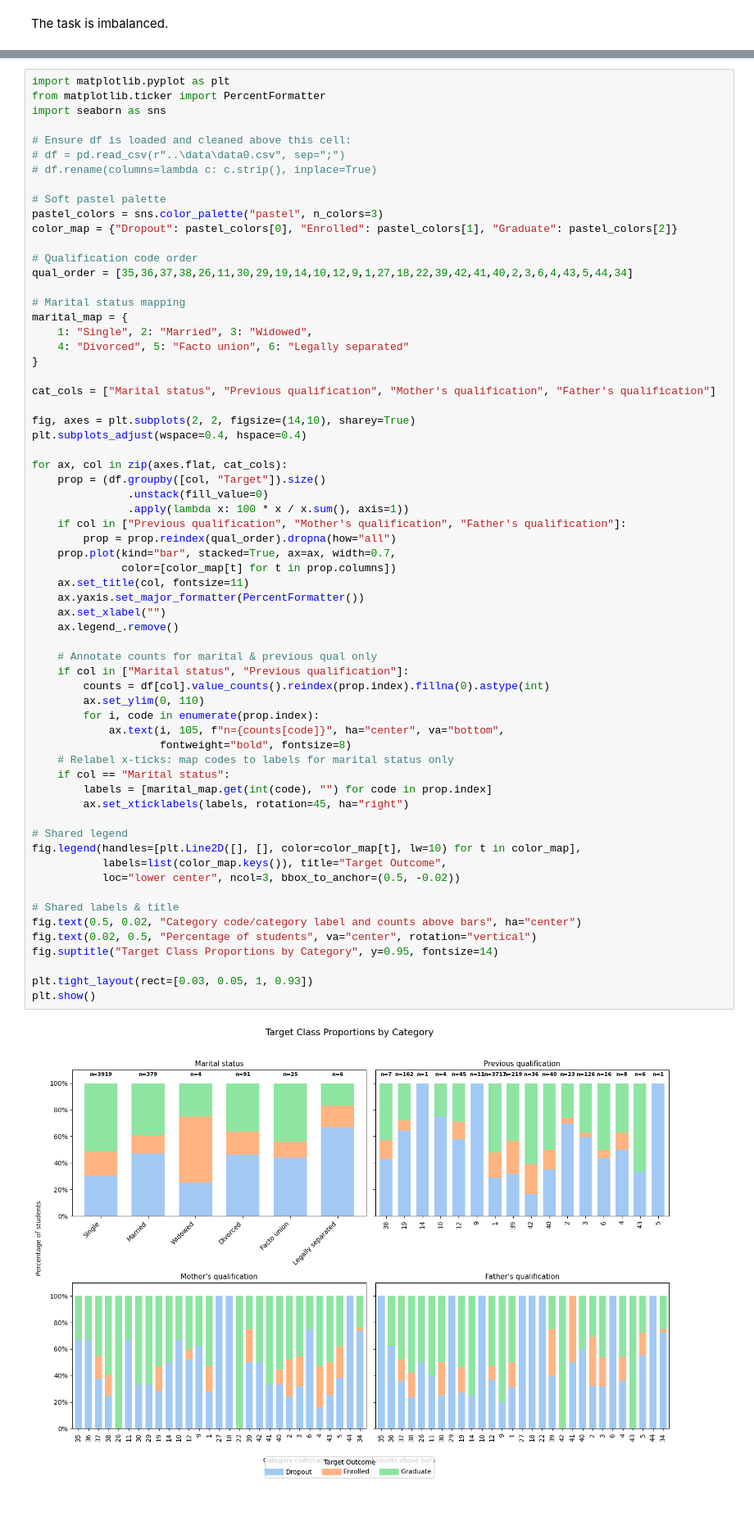
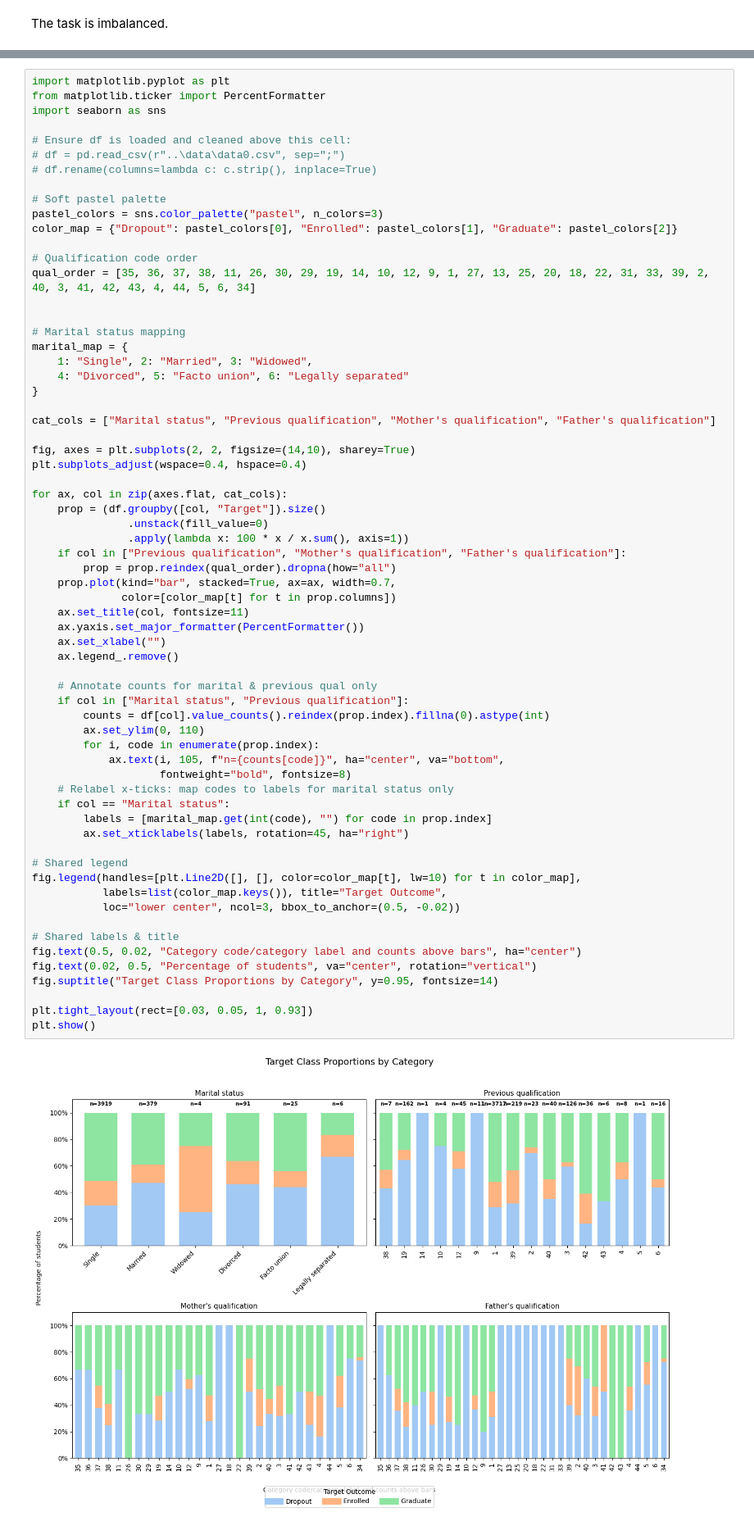
Before and after one commit to 21RM/Y3S2-AI-Proj2, a Jupyter notebook: notebooks/01_data_loading.ipynb, the cells around one changed output, grey strips where cells are left out. Shown at 82% size. Cells and saved outputs as stored; diff of their text form.

```diff
--- a/notebooks/01_data_loading.ipynb
+++ b/notebooks/01_data_loading.ipynb
@@ -199,7 +199,8 @@ pastel_colors = sns.color_palette("pastel", n_colors=3)
 color_map = {"Dropout": pastel_colors[0], "Enrolled": pastel_colors[1], "Graduate": pastel_colors[2]}
 
 # Qualification code order
-qual_order = [35,36,37,38,26,11,30,29,19,14,10,12,9,1,27,18,22,39,42,41,40,2,3,6,4,43,5,44,34]
+qual_order = [35, 36, 37, 38, 11, 26, 30, 29, 19, 14, 10, 12, 9, 1, 27, 13, 25, 20, 18, 22, 31, 33, 39, 2, 40, 3, 41, 42, 43, 4, 44, 5, 6, 34]
+
 
 # Marital status mapping
 marital_map = {
@@ -223,34 +224,34 @@ for ax, col in zip(axes.flat, cat_cols):
     ax.set_title(col, fontsize=11)
     ax.yaxis.set_major_formatter(PercentFormatter())
     ax.set_xlabel("")
     ax.legend_.remove()
 
     # Annotate counts for marital & previous qual only
     if col in ["Marital status", "Previous qualification"]:
         counts = df[col].value_counts().reindex(prop.index).fillna(0).astype(int)
         ax.set_ylim(0, 110)
         for i, code in enumerate(prop.index):
             ax.text(i, 105, f"n={counts[code]}", ha="center", va="bottom",
                     fontweight="bold", fontsize=8)
     # Relabel x-ticks: map codes to labels for marital status only
     if col == "Marital status":
         labels = [marital_map.get(int(code), "") for code in prop.index]
         ax.set_xticklabels(labels, rotation=45, ha="right")
 
 # Shared legend
 fig.legend(handles=[plt.Line2D([], [], color=color_map[t], lw=10) for t in color_map],
            labels=list(color_map.keys()), title="Target Outcome",
            loc="lower center", ncol=3, bbox_to_anchor=(0.5, -0.02))
 
 # Shared labels & title
 fig.text(0.5, 0.02, "Category code/category label and counts above bars", ha="center")
 fig.text(0.02, 0.5, "Percentage of students", va="center", rotation="vertical")
 fig.suptitle("Target Class Proportions by Category", y=0.95, fontsize=14)
 
 plt.tight_layout(rect=[0.03, 0.05, 1, 0.93])
 plt.show()
 # %% [output]
-[figure, old version]
+[figure, new version]
 # %% [markdown]
 
 ### Categorical Patterns
```
Also changed, not shown: parts of 2 cells of this notebook, 1 other file.
